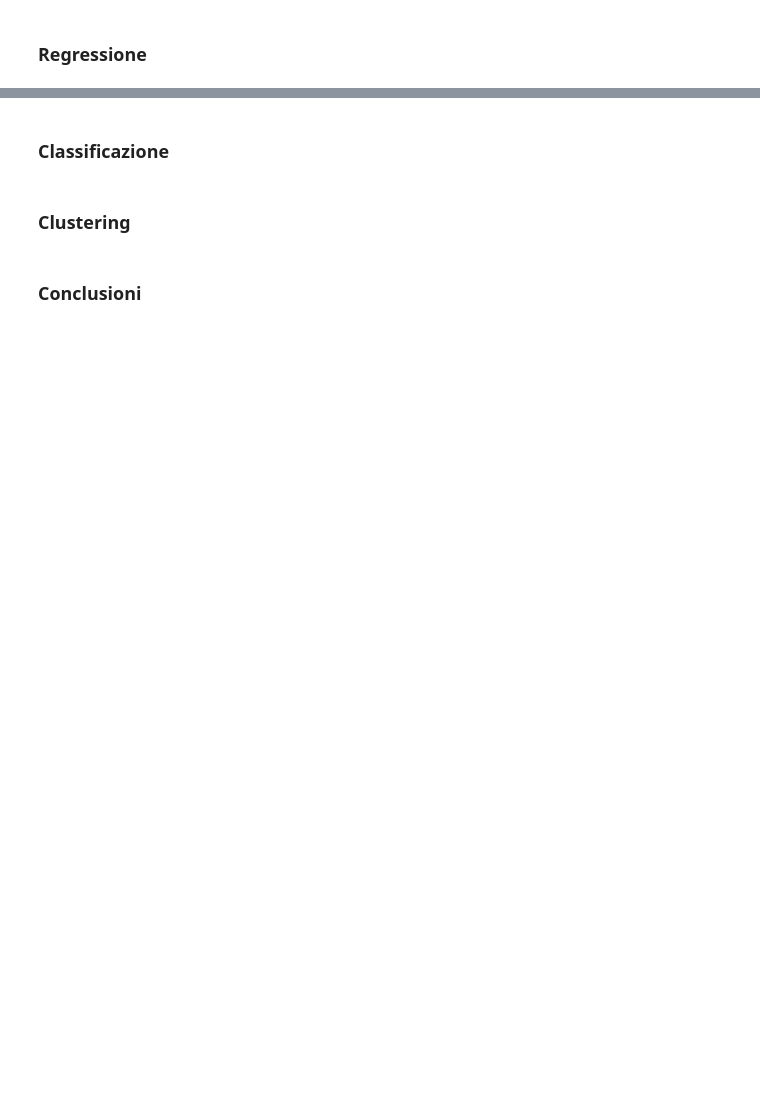
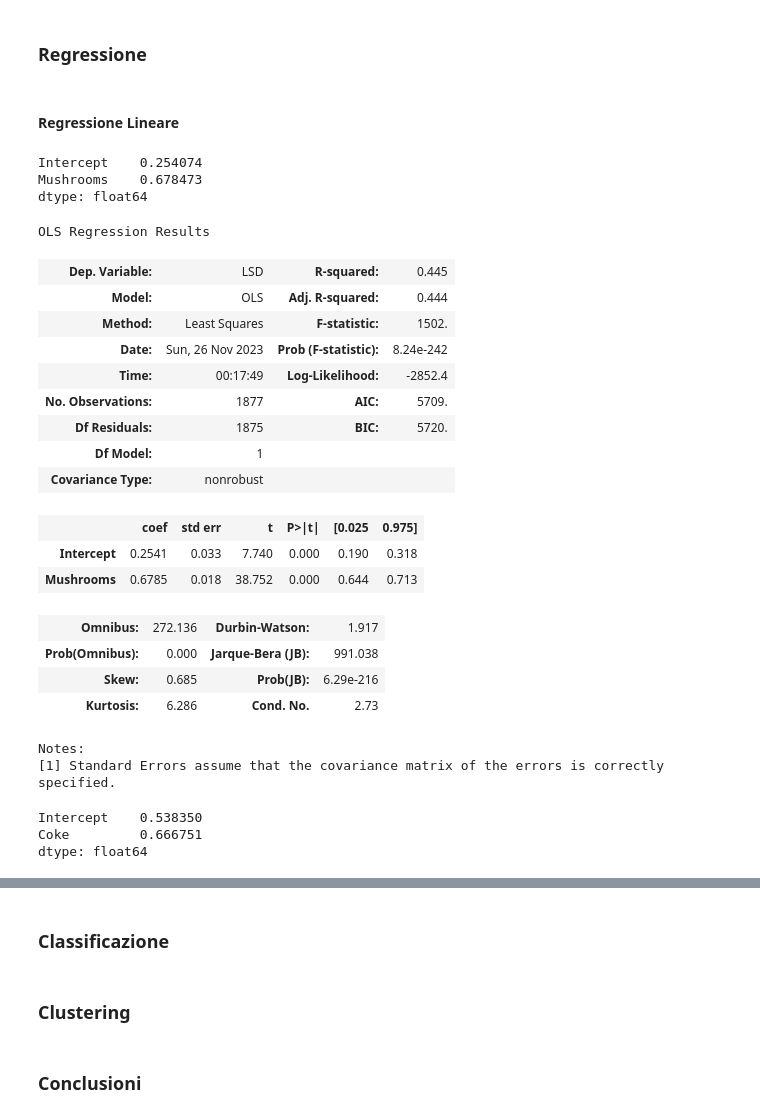
Before and after one commit to Wornairz/UniCT, a Jupyter notebook: FAD/fad_project.ipynb, the cells around one changed output, grey strips where cells are left out. Cells and saved outputs as stored; diff of their text form; code cells hidden in the pictures; blank space fills up the shorter version.

```diff
--- a/FAD/fad_project.ipynb
+++ b/FAD/fad_project.ipynb
@@ -180,0 +260,42 @@ plt.show()
+# %% [markdown]
+#### Regressione Lineare
+# %%
+model = ols("LSD ~ Mushrooms", data).fit()
+
+#visualizziamo i parametri del modello
+model.params
+# %% [output]
+Intercept    0.254074
+Mushrooms    0.678473
+dtype: float64
+# %%
+model.summary()
+# %% [output]
+OLS Regression Results
+| Dep. Variable: | LSD | R-squared: | 0.445 |
+| Model: | OLS | Adj. R-squared: | 0.444 |
+| Method: | Least Squares | F-statistic: | 1502. |
+| Date: | Sun, 26 Nov 2023 | Prob (F-statistic): | 8.24e-242 |
+| Time: | 00:17:49 | Log-Likelihood: | -2852.4 |
+| No. Observations: | 1877 | AIC: | 5709. |
+| Df Residuals: | 1875 | BIC: | 5720. |
+| Df Model: | 1 |  |  |
+| Covariance Type: | nonrobust |  |  |
+|  | coef | std err | t | P>|t| | [0.025 | 0.975] |
+| Intercept | 0.2541 | 0.033 | 7.740 | 0.000 | 0.190 | 0.318 |
+| Mushrooms | 0.6785 | 0.018 | 38.752 | 0.000 | 0.644 | 0.713 |
+| Omnibus: | 272.136 | Durbin-Watson: | 1.917 |
+| Prob(Omnibus): | 0.000 | Jarque-Bera (JB): | 991.038 |
+| Skew: | 0.685 | Prob(JB): | 6.29e-216 |
+| Kurtosis: | 6.286 | Cond. No. | 2.73 |
+Notes:
+[1] Standard Errors assume that the covariance matrix of the errors is correctly specified.
+# %%
+model = ols("Ecstasy ~ Coke", data).fit()
+
+#visualizziamo i parametri del modello
+model.params
+# %% [output]
+Intercept    0.538350
+Coke         0.666751
+dtype: float64
```
Also changed, not shown: parts of 15 cells of this notebook.
